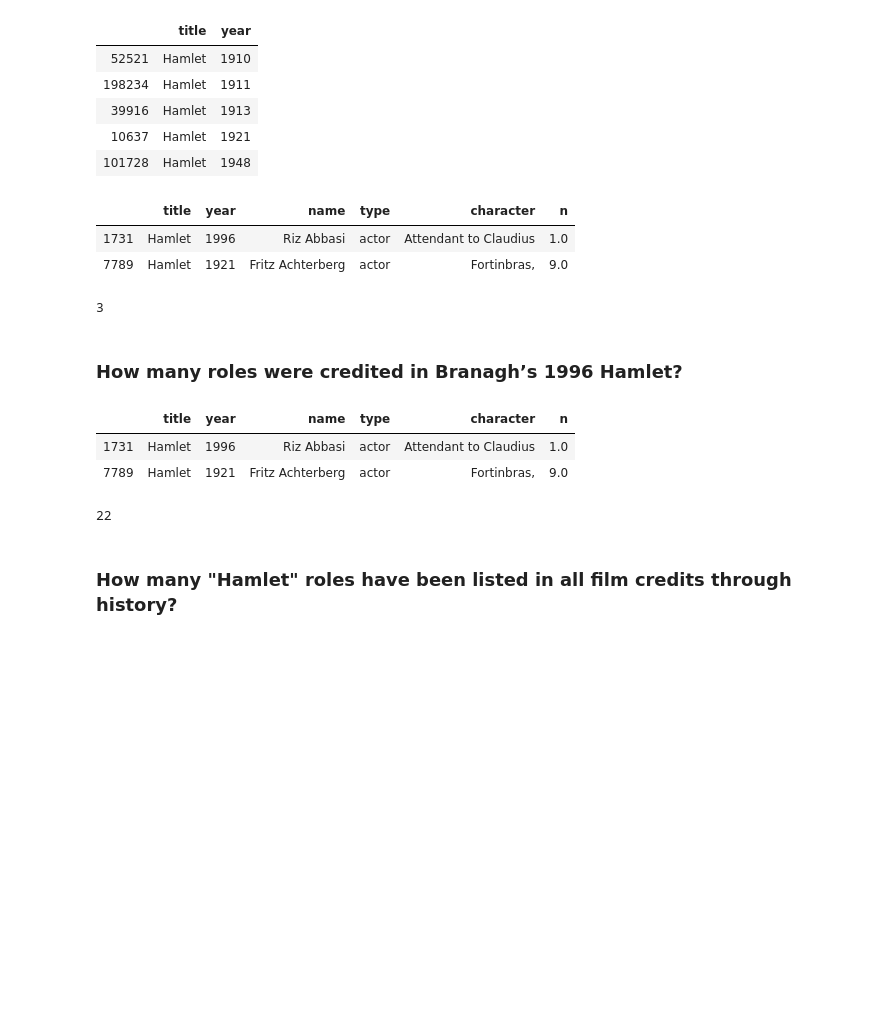
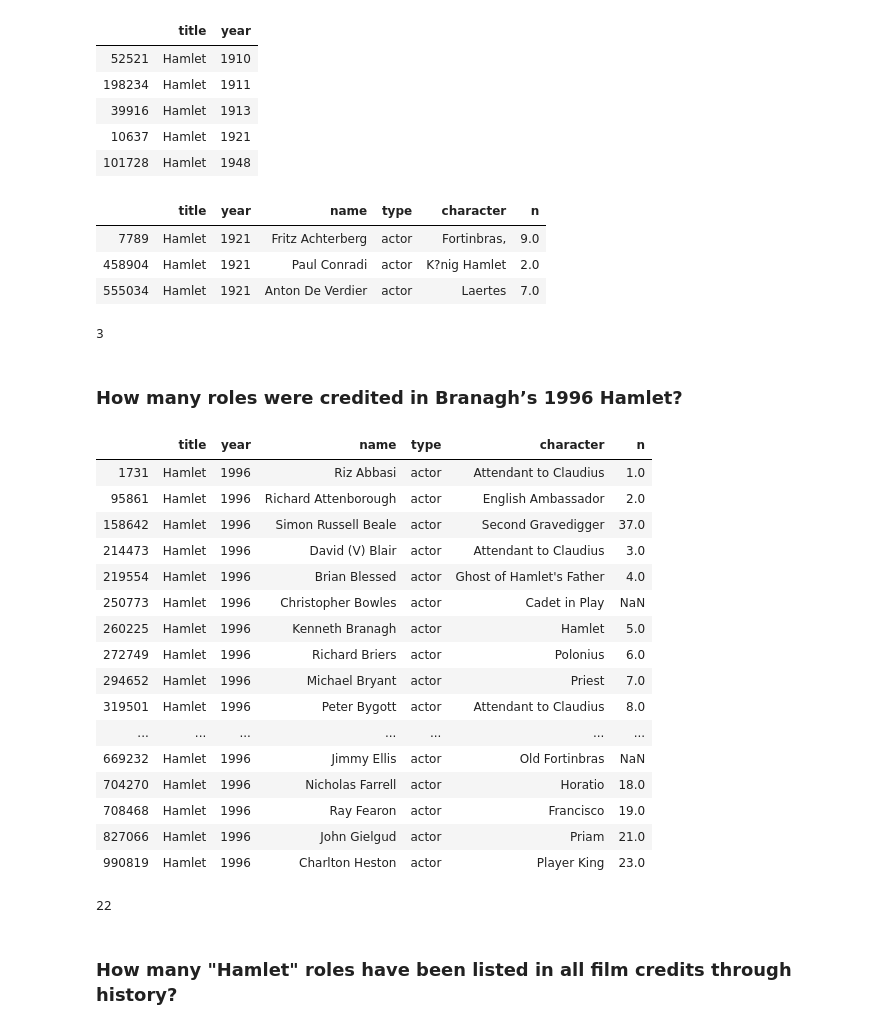
Before and after one commit to bmanishankar/LetsUpgrade_AIML, a Jupyter notebook: Day_16&17/Assignment 1.ipynb, the cells around one changed output. Saved outputs shown, nothing was run; the diff lists cells and outputs as text; code cells hidden in the pictures; blank space fills up the shorter version.

```diff
--- a/Day_16&17/Assignment 1.ipynb
+++ b/Day_16&17/Assignment 1.ipynb
@@ -192,30 +211,43 @@ titles[titles.title == 'Hamlet'].sort_values(by = 'year').head(5)
 | 39916 | Hamlet | 1913 |
 | 10637 | Hamlet | 1921 |
 | 101728 | Hamlet | 1948 |
+# %%
+cast[(cast['title'] == 'Hamlet') & (cast['year'] == 1921)]
+# %% [output]
+|  | title | year | name | type | character | n |
+| 7789 | Hamlet | 1921 | Fritz Achterberg | actor | Fortinbras, | 9.0 |
+| 458904 | Hamlet | 1921 | Paul Conradi | actor | K?nig Hamlet | 2.0 |
+| 555034 | Hamlet | 1921 | Anton De Verdier | actor | Laertes | 7.0 |
 # %%
-temp = cast[cast.title == 'Hamlet']
-temp.head(2)
+len(cast[(cast['title'] == 'Hamlet') & (cast['year'] == 1921)])
 # %% [output]
-|  | title | year | name | type | character | n |
-| 1731 | Hamlet | 1996 | Riz Abbasi | actor | Attendant to Claudius | 1.0 |
-| 7789 | Hamlet | 1921 | Fritz Achterberg | actor | Fortinbras, | 9.0 |
+3
-# %%
-len(temp[temp.year == 1921])
-# %% [output]
-3
 # %% [markdown]
 ### How many roles were credited in Branagh’s 1996 Hamlet?
+# %%
+cast[(cast['title'] == 'Hamlet') & (cast['year'] == 1996)]
+# %% [output]
+|  | title | year | name | type | character | n |
+| 1731 | Hamlet | 1996 | Riz Abbasi | actor | Attendant to Claudius | 1.0 |
+| 95861 | Hamlet | 1996 | Richard Attenborough | actor | English Ambassador | 2.0 |
+| 158642 | Hamlet | 1996 | Simon Russell Beale | actor | Second Gravedigger | 37.0 |
+| 214473 | Hamlet | 1996 | David (V) Blair | actor | Attendant to Claudius | 3.0 |
+| 219554 | Hamlet | 1996 | Brian Blessed | actor | Ghost of Hamlet's Father | 4.0 |
+| 250773 | Hamlet | 1996 | Christopher Bowles | actor | Cadet in Play | NaN |
+| 260225 | Hamlet | 1996 | Kenneth Branagh | actor | Hamlet | 5.0 |
+| 272749 | Hamlet | 1996 | Richard Briers | actor | Polonius | 6.0 |
+| 294652 | Hamlet | 1996 | Michael Bryant | actor | Priest | 7.0 |
+| 319501 | Hamlet | 1996 | Peter Bygott | actor | Attendant to Claudius | 8.0 |
+| ... | ... | ... | ... | ... | ... | ... |
+| 669232 | Hamlet | 1996 | Jimmy Ellis | actor | Old Fortinbras | NaN |
+| 704270 | Hamlet | 1996 | Nicholas Farrell | actor | Horatio | 18.0 |
+| 708468 | Hamlet | 1996 | Ray Fearon | actor | Francisco | 19.0 |
+| 827066 | Hamlet | 1996 | John Gielgud | actor | Priam | 21.0 |
+| 990819 | Hamlet | 1996 | Charlton Heston | actor | Player King | 23.0 |
 # %%
-temp = cast[cast.title == 'Hamlet']
-temp.head(2)
+len(cast[(cast['title'] == 'Hamlet') & (cast['year'] == 1996)])
 # %% [output]
-|  | title | year | name | type | character | n |
-| 1731 | Hamlet | 1996 | Riz Abbasi | actor | Attendant to Claudius | 1.0 |
-| 7789 | Hamlet | 1921 | Fritz Achterberg | actor | Fortinbras, | 9.0 |
+22
-# %%
-len(temp[temp.year == 1996])
-# %% [output]
-22
 # %% [markdown]
 ### How many "Hamlet" roles have been listed in all film credits through history?
 # %%
```
Also changed, not shown: parts of 11 cells of this notebook.
